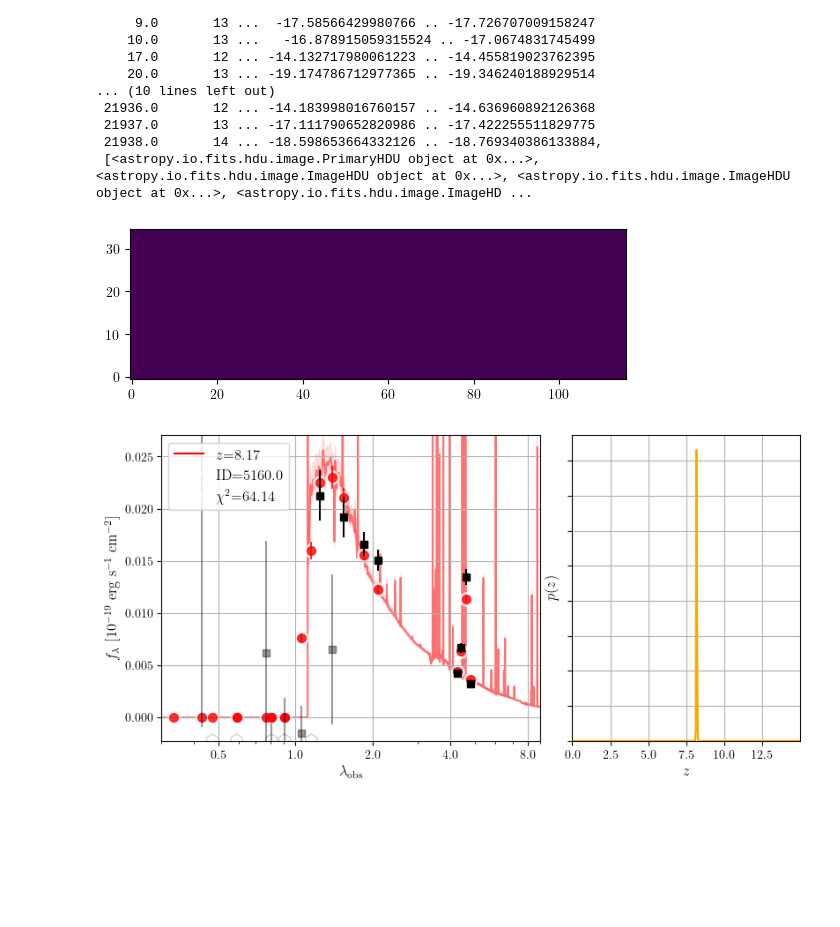
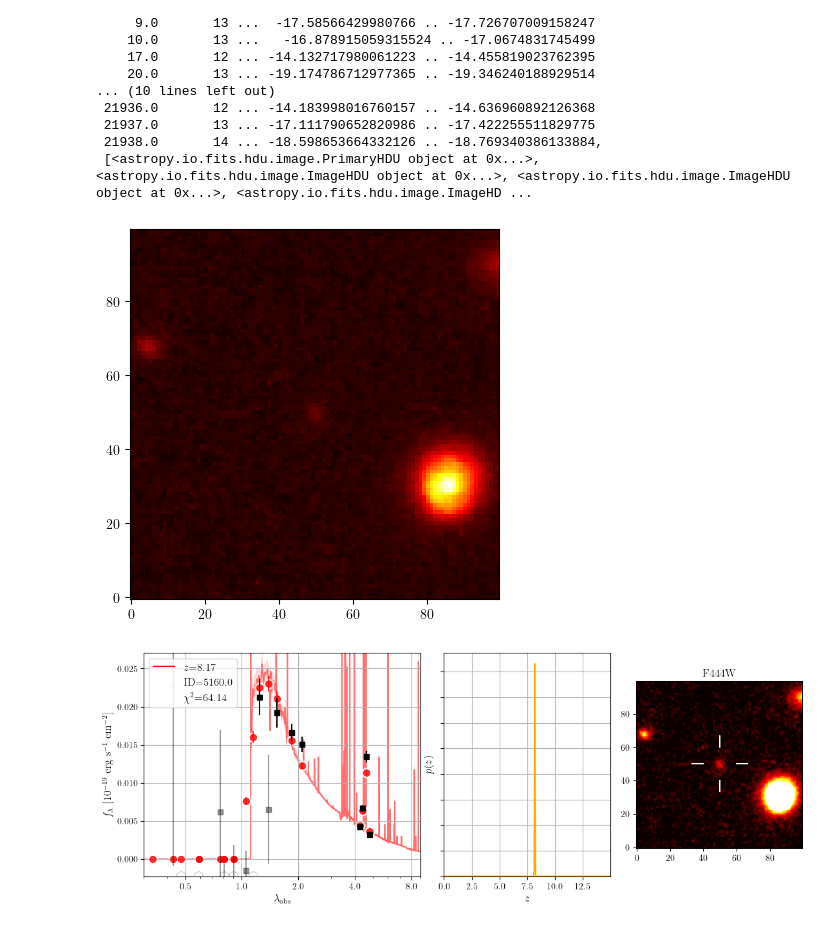
Before and after one commit to sambeckers/first-research-project, a Jupyter notebook: photoz_gds.ipynb, the cells around one changed output. Cells and saved outputs as stored; diff of their text form; code cells hidden in the pictures; blank space fills up the shorter version.

```diff
--- a/photoz_gds.ipynb
+++ b/photoz_gds.ipynb
@@ -140,36 +140,55 @@ from matplotlib.lines import Line2D
 from astropy.io import fits
 from astropy import units as u
 from astropy.wcs import WCS
+from astropy.coordinates import SkyCoord
 from astropy.nddata import Cutout2D
+from matplotlib.gridspec import GridSpec
 
 # Show the fit
 fig_path = '/Users/sam/Documents/GitHub/FRP/Figures/'
 f_path = '/Users/sam/FRESCO/'
 cat = np.genfromtxt(f_path + 'Catalogs_v2/gds_zphot_catalog_filtered_corr.cat', delimiter=' ', names=True, comments='#')
 hdul = fits.open(f_path + 'gds-grizli-v5.1-f444w-clear_drc_sci.fits')
 data = hdul[0].data
 
 plt.rcParams.update({
     "text.usetex": True,
     "font.family": "Times New Roman",
     "font.sans-serif": "helvetica"
 })
-for ID, ra, dec in zip(cat['ID'], cat['ra'], cat['dec']):
+for ID, RA, DEC in zip(cat['ID'], cat['ra'], cat['dec']):
     if ID == 5160.0:
-        cutout = Cutout2D(data, (ra, dec), u.Quantity((5, 5), u.arcsec), wcs = WCS(hdul[0].header))
-        plt.imshow(cutout.data, origin='lower', cmap='viridis')
+        cutout = Cutout2D(data, SkyCoord(ra=RA*u.degree, dec=DEC*u.degree), u.Quantity((4, 4), u.arcsec), wcs = WCS(hdul[0].header))
+        plt.imshow(cutout.data, origin='lower', cmap='hot')
 
         ix = self.idx[self.OBJID == ID][0]
         fig, dir = self.show_fit(ID, template_color='red', logpz=False, add_label=False)
         z = self.zbest[ix]
         fig.get_axes()[0].set_ylabel(r'$f_{\lambda}$ [$10^{-19}$ erg s$^{-1}$ cm$^{-2}$]', fontsize=12)
         fig.get_axes()[0].set_xlabel(r'$\lambda_{\mathrm{obs}}$', fontsize=12)
         fig.get_axes()[1].set_xlabel(r'$z$', fontsize=12)
         fig.get_axes()[1].set_ylabel(r'$p(z)$', fontsize=12)
         fig.get_axes()[0].legend(handles=[Line2D([0], [0], ls='-', color='red', label=fr'$z$={z:.2f}', markerfacecolor='red'),
                                             Line2D([0], [0], marker=None, color='w', label=fr'ID={ID}'),
                                             Line2D([0], [0], marker=None, color='w', label=fr"$\chi^2$={dir['chi2']:.2f}")], loc='upper left', fontsize=12)
+        pos = fig.get_axes()[1].get_position()
+        std_cutout = np.std(cutout.data)
+        plt.subplots_adjust(right=0.9)
+        # ax2 = fig.add_axes((1.1, 0.1, 0.2, 0.8))
+        ax2 = fig.add_axes([pos.x1 + 0.05, pos.y0, pos.width, pos.height])
+        ax2.imshow(cutout.data, origin='lower', cmap='hot', vmin=0, vmax=3*std_cutout)
+        ax2.set_title('F444W')
+
+        # Add the crosshair
+        center_x, center_y = cutout.shape[1] / 2, cutout.shape[0] / 2
+        length = min(cutout.shape) / 6
+        gap = length * 0.6
+
+        ax2.plot([center_x - length, center_x - gap], [center_y, center_y], color='white', lw=1.5)  # Left horizontal line
+        ax2.plot([center_x + gap, center_x + length], [center_y, center_y], color='white', lw=1.5)  # Right horizontal line
+        ax2.plot([center_x, center_x], [center_y - length, center_y - gap], color='white', lw=1.5)  # Bottom vertical line
+        ax2.plot([center_x, center_x], [center_y + gap, center_y + length], color='white', lw=1.5) # Top vertical line
         plt.savefig(fig_path+'eazy_fits/gds_photoz_fit_'+str(ID)+'.pdf', dpi=450)
 # %% [output]
-[figure, old version]
+[figure, new version]
-[figure, old version]
+[figure, new version]
```
Also changed, not shown: 5 other files.
